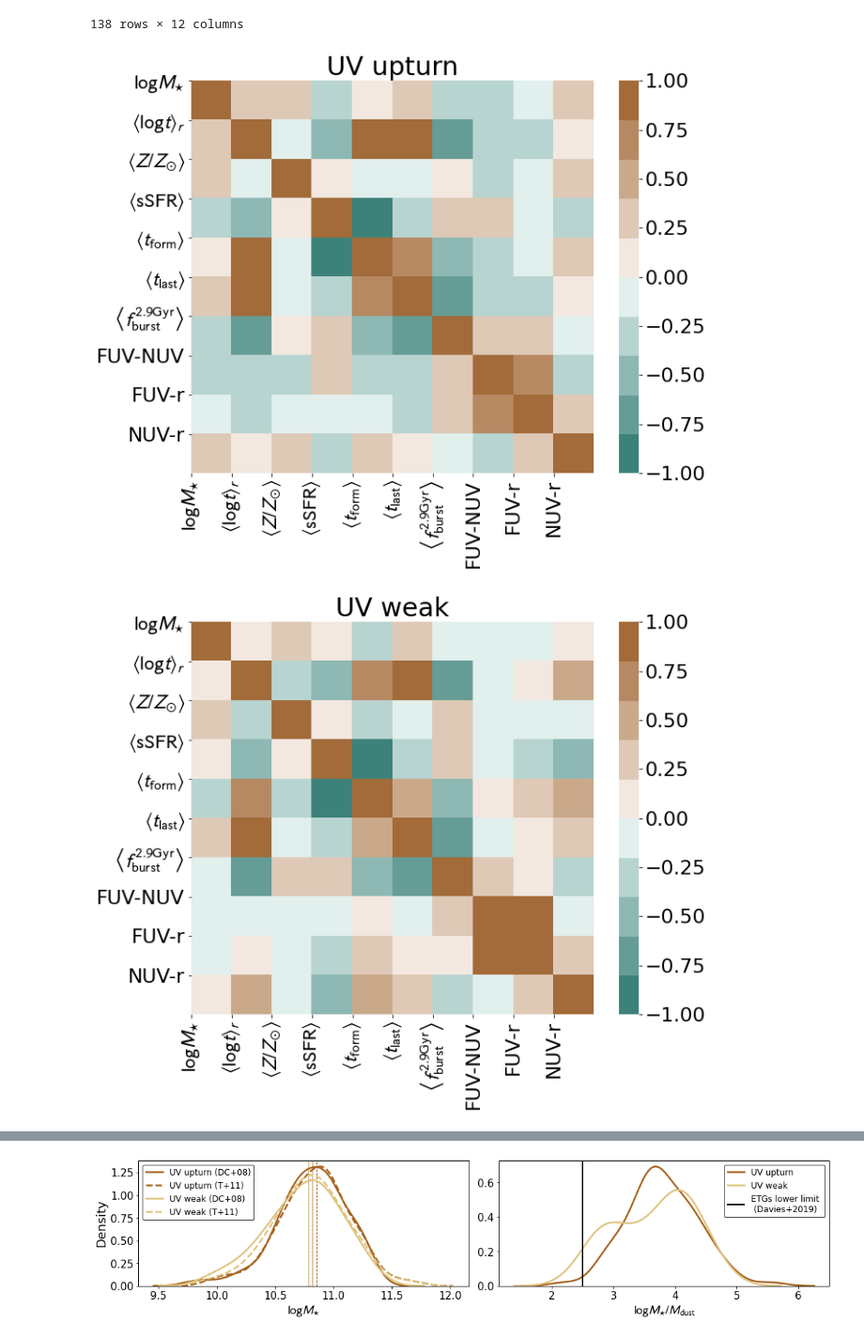
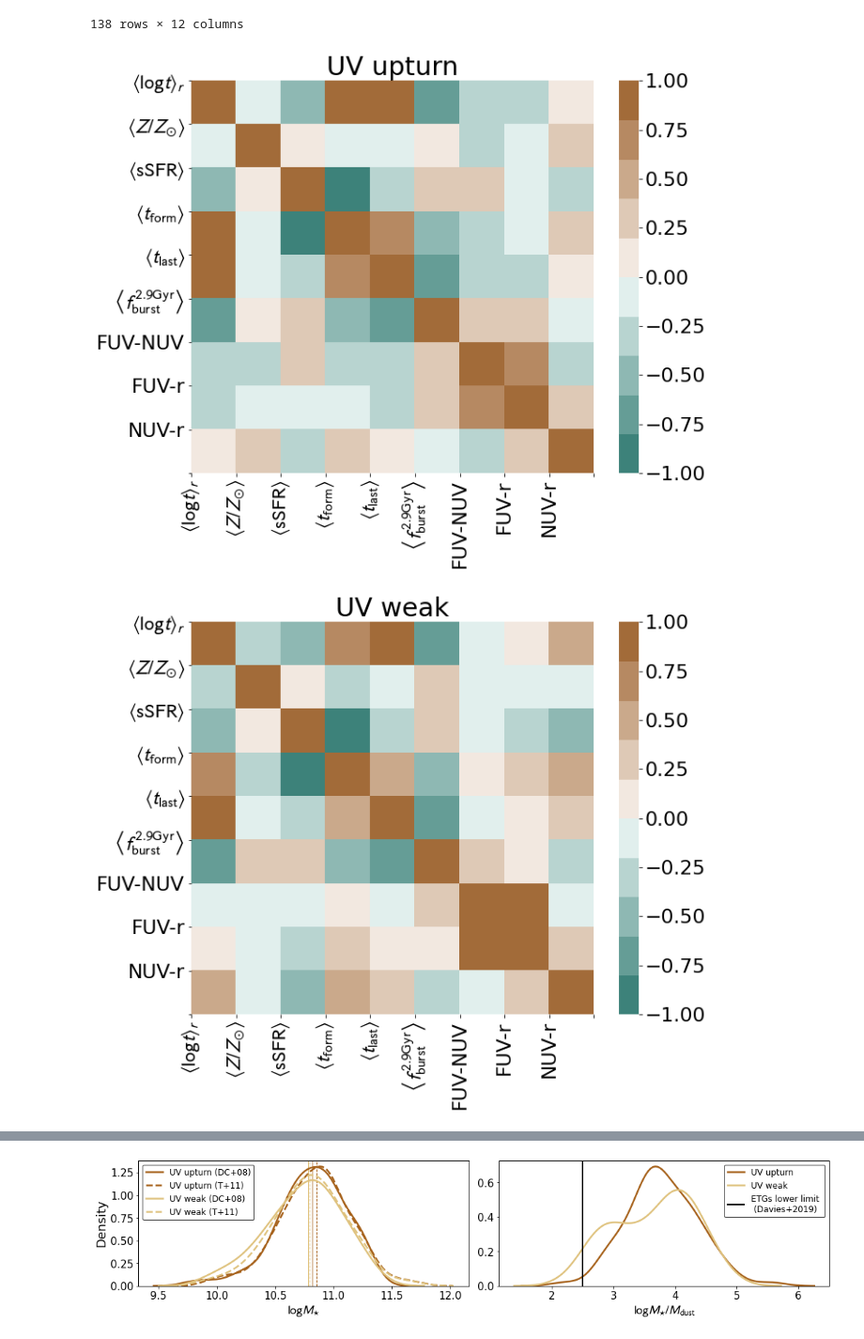
Before and after one commit to mdastro/UVupturn-RSGs, a Jupyter notebook: UV_PSM/PSM_StellarPops_MagPhys.ipynb, the cells around one changed output, grey strips where cells are left out. Shown at 94% size. Cells and saved outputs as stored; diff of their text form; code cells hidden in the pictures.

```diff
--- a/UV_PSM/PSM_StellarPops_MagPhys.ipynb
+++ b/UV_PSM/PSM_StellarPops_MagPhys.ipynb
@@ -631,8 +631,10 @@ heatmap_df
 | 137 | 585358 | UV_WEAK | 6.032000e+10 | 9.682 | 1.005 | ... |
 138 rows × 12 columns
 # %%
-heatmap_upturn = heatmap_df[heatmap_df['UV_CLASS_YI2011']=='UV_UPTURN'].drop(['CATAID', 'UV_CLASS_YI2011'], axis=1)
-heatmap_weak   = heatmap_df[heatmap_df['UV_CLASS_YI2011']=='UV_WEAK'].drop(['CATAID', 'UV_CLASS_YI2011'], axis=1)
+heatmap_upturn = heatmap_df[heatmap_df['UV_CLASS_YI2011']=='UV_UPTURN'].drop(['CATAID', 'UV_CLASS_YI2011',
+                                                                              'mass_stellar_best_fit'], axis=1)
+heatmap_weak   = heatmap_df[heatmap_df['UV_CLASS_YI2011']=='UV_WEAK'].drop(['CATAID', 'UV_CLASS_YI2011',
+                                                                            'mass_stellar_best_fit'], axis=1)
 # %%
 htm_upturn = heatmap_df[heatmap_df['UV_CLASS_YI2011']=='UV_UPTURN']
 htm_weak   = heatmap_df[heatmap_df['UV_CLASS_YI2011']=='UV_WEAK']
@@ -646,7 +648,8 @@ plt.rcParams.update(plotpars_hmp)
 plt.subplots(figsize=(10,8))
 ax = sns.heatmap(data=heatmap_upturn.corr(method='spearman'), cmap=cmap, vmin=-1., vmax=1.)
 # labels = [item.get_text() for item in ax.get_xticklabels()]
-plt.xticks(ticks=np.arange(0,10,1), labels=[r"$\logM_{\star}}$",
+plt.xticks(ticks=np.arange(0,10,1), labels=[
+#     r"$\logM_{\star}}$",
                                             r"$\left< \log t \right>_{r}$",
                                             r"$\left< Z/Z_{\odot} \right>$",
                                             r"$\left< \rm{sSFR} \right>$",
@@ -656,7 +659,8 @@ plt.xticks(ticks=np.arange(0,10,1), labels=[r"$\logM_{\star}}$",
                                             'FUV-NUV',
                                             'FUV-r',
                                             'NUV-r'])
-plt.yticks(ticks=np.arange(0,10,1), labels=[r"$\logM_{\star}}$",
+plt.yticks(ticks=np.arange(0,10,1), labels=[
+#     r"$\logM_{\star}}$",
                                             r"$\left< \log t \right>_{r}$",
                                             r"$\left< Z/Z_{\odot} \right>$",
                                             r"$\left< \rm{sSFR} \right>$",
@@ -671,39 +675,41 @@ plt.savefig(os.path.join(psm_path, 'heatmap_upturn.pdf'))
 plt.savefig(os.path.join(psm_path, 'heatmap_upturn.png'))
 plt.show()
 # %% [output]
-[figure, old version]
+[figure, new version]
 # %%
 plt.rcParams.update(plotpars_hmp)
 plt.subplots(figsize=(10,8))
 # cmap = sns.diverging_palette(240, 10, n=9)
 ax = sns.heatmap(data=heatmap_weak.corr(method='spearman'), cmap=cmap, vmin=-1., vmax=1.)
 # labels = [item.get_text() for item in ax.get_xticklabels()]
-plt.xticks(ticks=np.arange(0,10,1), labels=[r"$\logM_{\star}}$",
+plt.xticks(ticks=np.arange(0,10,1), labels=[
+#     r"$\logM_{\star}}$",
                                             r"$\left< \log t \right>_{r}$",
                                             r"$\left< Z/Z_{\odot} \right>$",
                                             r"$\left< \rm{sSFR} \right>$",
                                             r"$\left< t_{\rm{form}}\right> $",
                                             r"$\left< t_{\rm{last}} \right>$",
                                             r"$\left< f_{\rm{burst}}^{2.9\rm{Gyr}} \right>$",
                                             'FUV-NUV',
                                             'FUV-r',
                                             'NUV-r'])
-plt.yticks(ticks=np.arange(0,10,1), labels=[r"$\logM_{\star}}$",
+plt.yticks(ticks=np.arange(0,10,1), labels=[
+#     r"$\logM_{\star}}$",
                                             r"$\left< \log t \right>_{r}$",
                                             r"$\left< Z/Z_{\odot} \right>$",
                                             r"$\left< \rm{sSFR} \right>$",
                                             r"$\left< t_{\rm{form}}\right> $",
                                             r"$\left< t_{\rm{last}} \right>$",
                                             r"$\left< f_{\rm{burst}}^{2.9\rm{Gyr}} \right>$",
                                             'FUV-NUV',
                                             'FUV-r',
                                             'NUV-r'])
 plt.title("UV weak")
 plt.savefig(os.path.join(psm_path, 'heatmap_weak.pdf'))
 plt.savefig(os.path.join(psm_path, 'heatmap_weak.png'))
 plt.show()
 # %% [output]
-[figure, old version]
+[figure, new version]
 # %%
 plt.rcParams.update(plotpars_cmp)
 ax = sns.clustermap(data=heatmap_upturn.corr(method='spearman'), cmap=cmap, figsize=(12,12))
```
Also changed, not shown: parts of 4 cells of this notebook.
